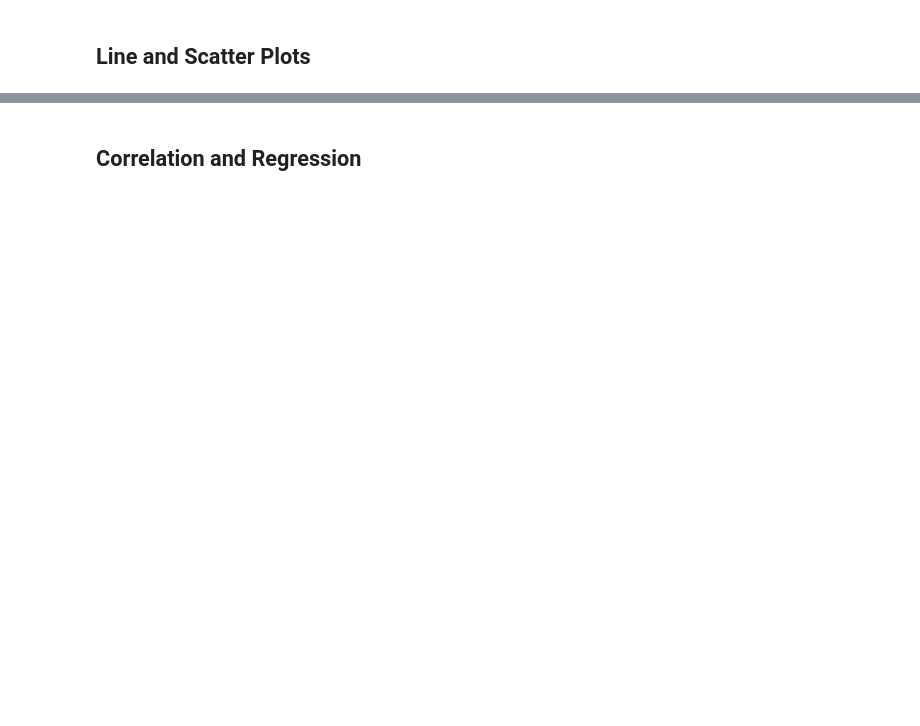
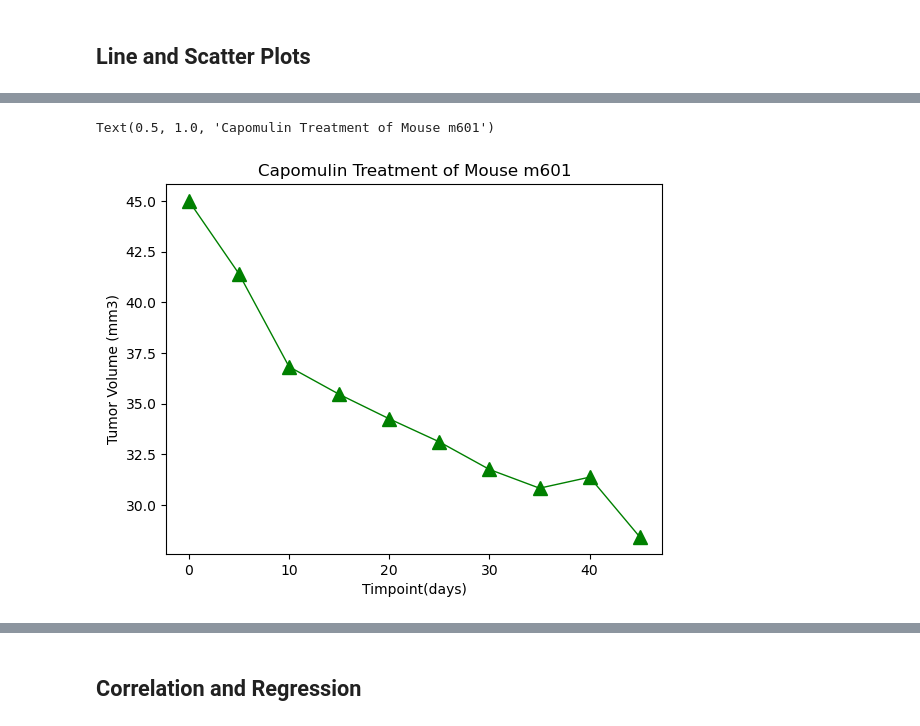
Before and after one commit to mike2463/Pymaceuticals_Mouse_Study, a Jupyter notebook: Pymaceuticals/pymaceuticals_starter.ipynb, the cells around one changed output, grey strips where cells are left out. Cells and saved outputs as stored; diff of their text form; code cells hidden in the pictures; blank space fills up the shorter version.

```diff
--- a/Pymaceuticals/pymaceuticals_starter.ipynb
+++ b/Pymaceuticals/pymaceuticals_starter.ipynb
@@ -210,2 +247,14 @@ Ceftamin's potential outliers: Series([], Name: Tumor Volume (mm3), dtype: float
+# %%
+# Generate a line plot of tumor volume vs. time point for a mouse treated with Capomulin
+mouse_line = capomulin_drug.loc[capomulin_drug['Mouse ID']=='m601']
+xt_axis = mouse_line['Timepoint']
+y_axis = mouse_line['Tumor Volume (mm3)']
+plt.plot(xt_axis, y_axis, linewidth = 1, markersize = 10, marker = '^', color = 'g')
+plt.xlabel('Timpoint(days)')
+plt.ylabel('Tumor Volume (mm3)')
+plt.title('Capomulin Treatment of Mouse m601')
+# %% [output]
+Text(0.5, 1.0, 'Capomulin Treatment of Mouse m601')
+[figure, added]
 # %%
 # Generate a scatter plot of average tumor volume vs. mouse weight for the Capomulin regimen
```
Also changed, not shown: parts of 12 cells of this notebook, 1 other file.
